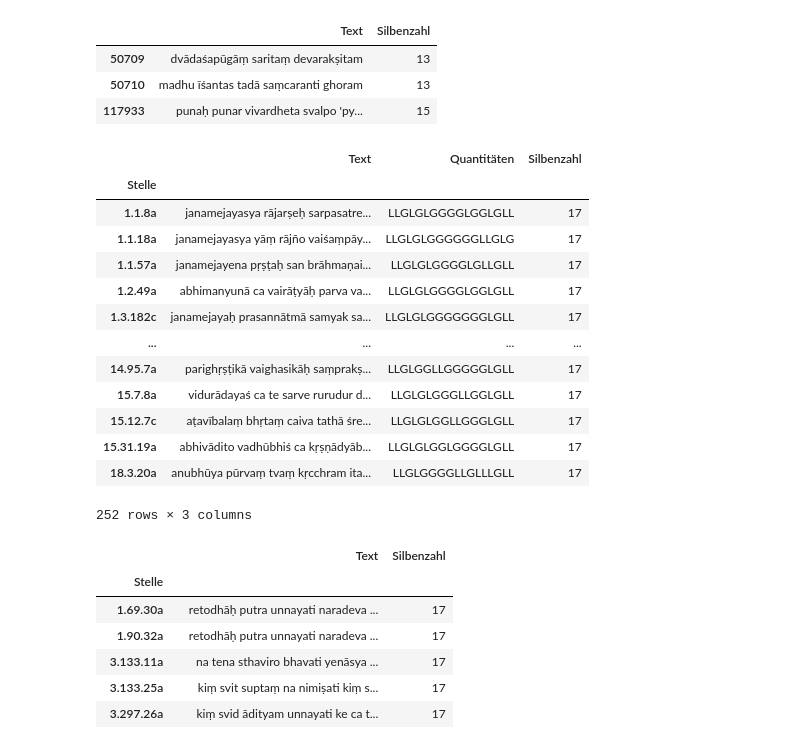
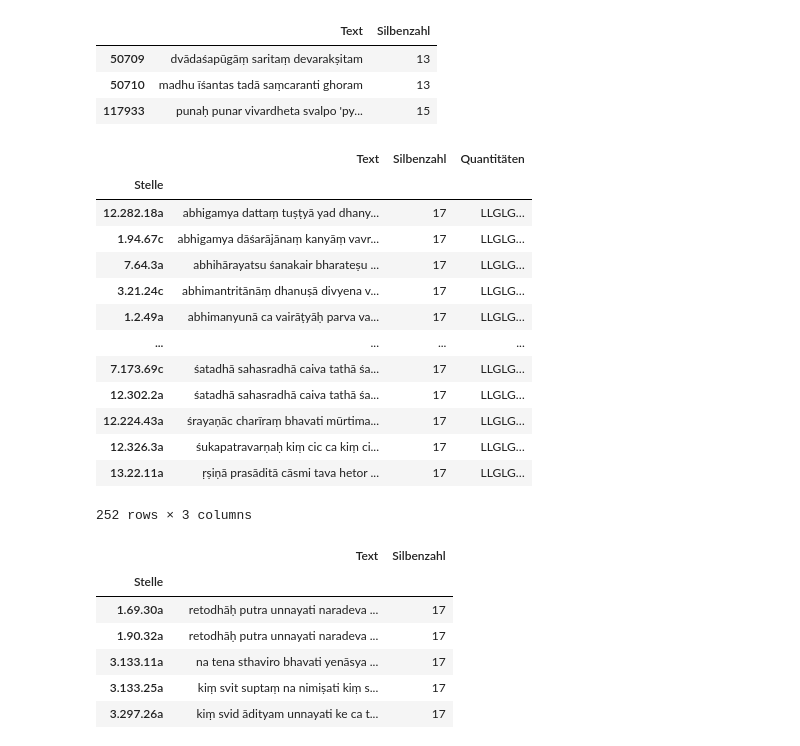
Before and after one commit to kmein/shloka, a Jupyter notebook: shloka-scansion/Shloka.ipynb, the cells around one changed output. Cells and saved outputs as stored; diff of their text form; code cells hidden in the pictures.

```diff
--- a/shloka-scansion/Shloka.ipynb
+++ b/shloka-scansion/Shloka.ipynb
@@ -22,9 +22,9 @@ SIGNIFICANCE = 0.01
 # use χ² (not fisher exact) because of large sample size
 chi2_p = lambda contingency: scipy.stats.chi2_contingency(contingency)[1]
 
-def write_table(df, the_name, caption="", heatmap=False):
+def write_table(df, the_name, caption="", heatmap=False, axis=None):
     with open(f"table-{the_name}.tex", "w") as f:
-        f.write((df.style if not heatmap else df.style.background_gradient(axis="index", cmap=cm)).to_latex(hrules=True, sparse_index=False, environment="longtable", position="!hbt", caption=caption, label="tbl:"+the_name))
+        f.write((df.style if not heatmap else df.style.background_gradient(axis=axis, cmap=cm)).to_latex(convert_css=True, hrules=True, environment="longtable", position="!hbt", caption=caption, label="tbl:"+the_name))
 # %%
 df = pd.read_csv("shloka/mahabharata.csv").rename(columns={
     "parvan": "Parvan",
@@ -78,23 +78,24 @@ catalectic_shlokas
 | 117933 | punaḥ punar vivardheta svalpo 'py... | 15 |
 # %%
 # hypermetric
-hypermetric_shlokas_resolution = shlokas_all[(shlokas_all["Silbenzahl"] > 16) & (shlokas_all["Quantitäten"].str[0:2] == "LL")][["Text", "Quantitäten", "Silbenzahl"]]
+hypermetric_shlokas_resolution = shlokas_all[(shlokas_all["Silbenzahl"] > 16) & (shlokas_all["Quantitäten"].str[0:2] == "LL")].sort_values(by="Text")[["Text", "Silbenzahl", "Quantitäten"]]
+hypermetric_shlokas_resolution["Quantitäten"] = hypermetric_shlokas_resolution["Quantitäten"].apply(lambda s: s[:5] + "…")
 write_table(hypermetric_shlokas_resolution, "hypermetric_shlokas_resolution", caption="Verse mit Silbenzahl > 16, Auflösung der ersten Silbe")
 hypermetric_shlokas_resolution
 # %% [output]
-|  | Text | Quantitäten | Silbenzahl |
+|  | Text | Silbenzahl | Quantitäten |
 | Stelle |  |  |  |
-| 1.1.8a | janamejayasya rājarṣeḥ sarpasatre... | LLGLGLGGGGLGGLGLL | 17 |
-| 1.1.18a | janamejayasya yāṃ rājño vaiśaṃpāy... | LLGLGLGGGGGGLLGLG | 17 |
-| 1.1.57a | janamejayena pṛṣṭaḥ san brāhmaṇai... | LLGLGLGGGGLGLLGLL | 17 |
-| 1.2.49a | abhimanyunā ca vairāṭyāḥ parva va... | LLGLGLGGGGLGGLGLL | 17 |
-| 1.3.182c | janamejayaḥ prasannātmā samyak sa... | LLGLGLGGGGGGGLGLL | 17 |
+| 12.282.18a | abhigamya dattaṃ tuṣṭyā yad dhany... | 17 | LLGLG… |
+| 1.94.67c | abhigamya dāśarājānaṃ kanyāṃ vavr... | 17 | LLGLG… |
+| 7.64.3a | abhihārayatsu śanakair bharateṣu ... | 17 | LLGLG… |
+| 3.21.24c | abhimantritānāṃ dhanuṣā divyena v... | 17 | LLGLG… |
+| 1.2.49a | abhimanyunā ca vairāṭyāḥ parva va... | 17 | LLGLG… |
 | ... | ... | ... | ... |
-| 14.95.7a | parighṛṣṭikā vaighasikāḥ saṃprakṣ... | LLGLGGLLGGGGGLGLL | 17 |
-| 15.7.8a | vidurādayaś ca te sarve rurudur d... | LLGLGLGGGLLGGLGLL | 17 |
-| 15.12.7c | aṭavībalaṃ bhṛtaṃ caiva tathā śre... | LLGLGLGGLLGGGLGLL | 17 |
-| 15.31.19a | abhivādito vadhūbhiś ca kṛṣṇādyāb... | LLGLGLGGLGGGGLGLL | 17 |
-| 18.3.20a | anubhūya pūrvaṃ tvaṃ kṛcchram ita... | LLGLGGGGLLGLLLGLL | 17 |
+| 7.173.69c | śatadhā sahasradhā caiva tathā śa... | 17 | LLGLG… |
+| 12.302.2a | śatadhā sahasradhā caiva tathā śa... | 17 | LLGLG… |
+| 12.224.43a | śrayaṇāc charīraṃ bhavati mūrtima... | 17 | LLGLG… |
+| 12.326.3a | śukapatravarṇaḥ kiṃ cic ca kiṃ ci... | 17 | LLGLG… |
+| 13.22.11a | ṛṣiṇā prasāditā cāsmi tava hetor ... | 17 | LLGLG… |
 252 rows × 3 columns
 # %%
 # hypermetric without #LL
```
Also changed, not shown: parts of 44 cells of this notebook.
